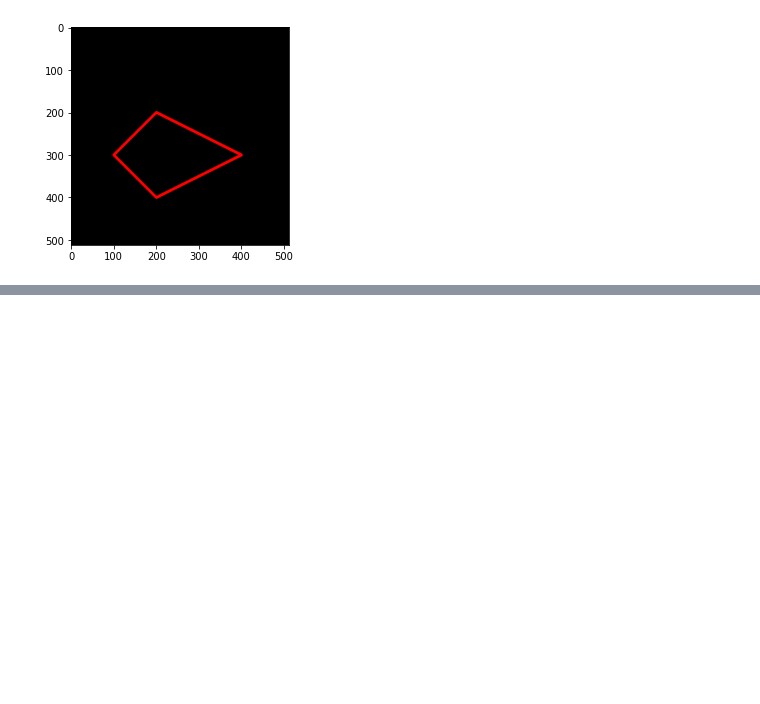
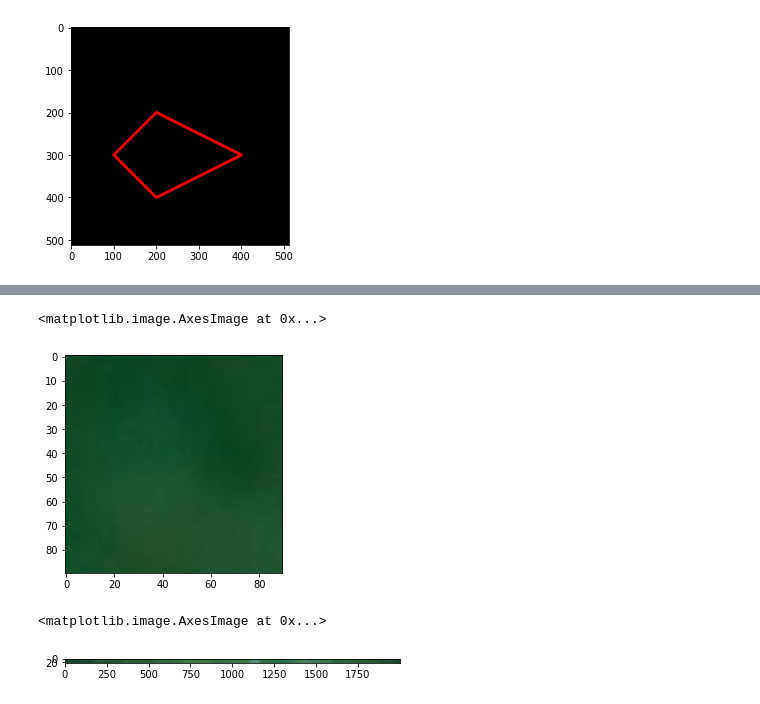
Before and after one commit to zepperinos/PCVK_Genap2023, a Jupyter notebook: Week2.ipynb, the cells around one changed output, grey strips where cells are left out. Saved outputs shown, nothing was run; the diff lists cells and outputs as text; code cells hidden in the pictures; blank space fills up the shorter version.

```diff
--- a/Week2.ipynb
+++ b/Week2.ipynb
@@ -117,0 +144,14 @@ plt.imshow(black_img2)
+# %%
+#baris ke10-11, kolom ke10-100
+img = cv.imread('/content/drive/MyDrive/husky.png')
+plt.imshow(img[10:100,10:100])
+# %% [output]
+<matplotlib.image.AxesImage at 0x...>
+[figure, added]
+# %%
+#bairs ke5-30, semua kolom, channel Green
+img = cv.imread('/content/drive/MyDrive/husky.png')
+plt.imshow(img[5:30], cmap='Greens')
+# %% [output]
+<matplotlib.image.AxesImage at 0x...>
+[figure, added]
```
Also changed, not shown: parts of 9 cells of this notebook.
